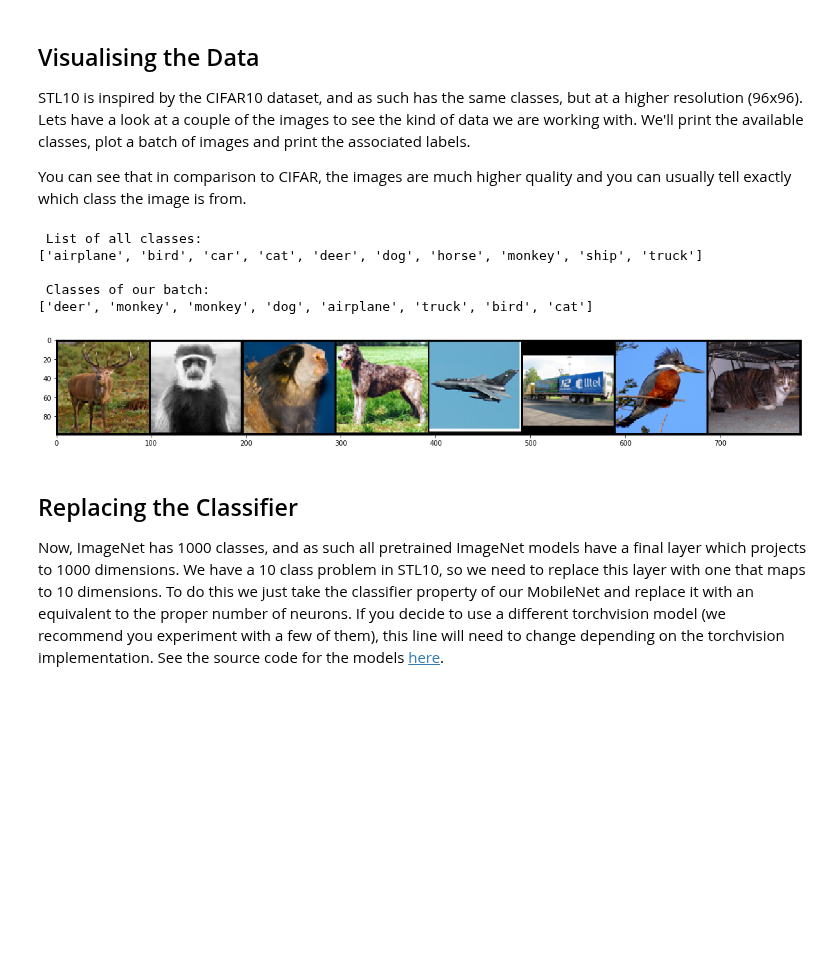
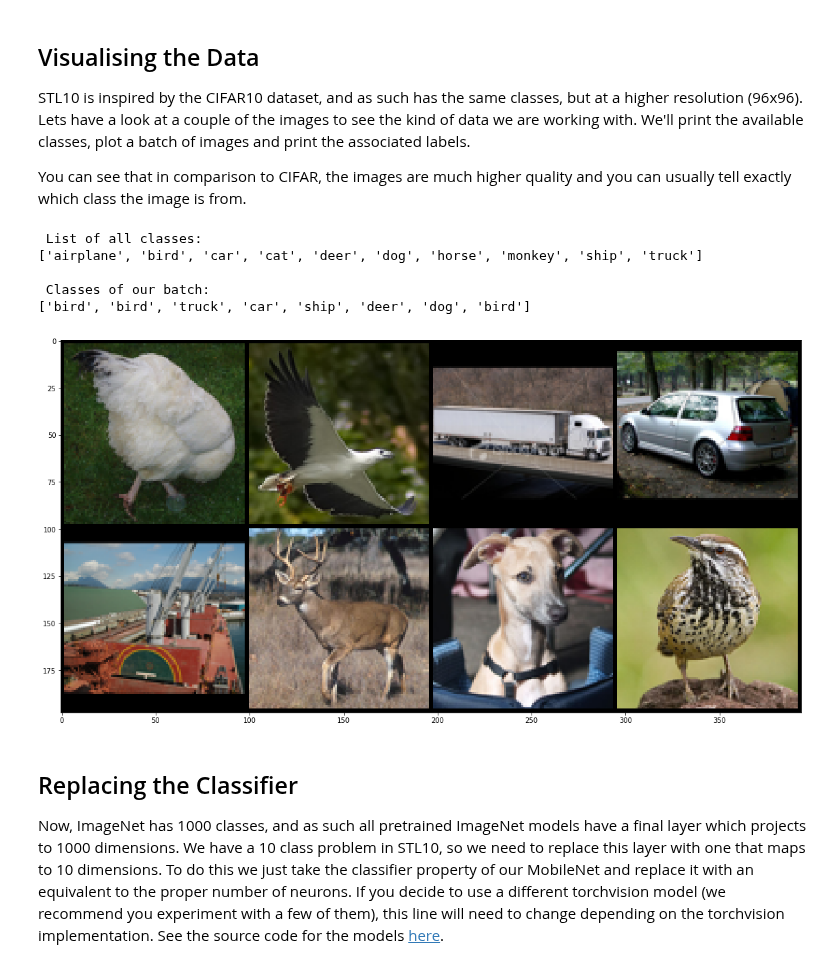
Before and after one commit to pytorchbearer/torchbearer, a Jupyter notebook: docs/_static/notebooks/transfer_learning.ipynb, the cells around one changed output. Drawn from its saved outputs; the diff is of its cells as text; code cells hidden in the pictures; blank space fills up the shorter version.

```diff
--- a/docs/_static/notebooks/transfer_learning.ipynb
+++ b/docs/_static/notebooks/transfer_learning.ipynb
@@ -73,31 +72,32 @@ STL10 is inspired by the CIFAR10 dataset, and as such has the same classes, but
 
 You can see that in comparison to CIFAR, the images are much higher quality and you can usually tell exactly which class the image is from.
 # %%
-from torchvision.utils import make_grid
+from torchvision.utils import make_grid, save_image
 import matplotlib.pyplot as plt
 %matplotlib inline
 
 batch = next(iter(train_loader))
 images = batch[0]
 labels = batch[1]
-grid = make_grid(images)
+grid = make_grid(images, nrow=4)
+save_image(images, 'stl.png', nrow=4)
 plt.figure(figsize=(20,10))
 plt.imshow(grid.permute(1,2,0))
 
 
 classes = train_data.classes
 print('\n List of all classes: ')
 print(classes)
 
 print('\n Classes of our batch: ')
 print([classes[l] for l in labels])
 # %% [output]
  List of all classes:
 ['airplane', 'bird', 'car', 'cat', 'deer', 'dog', 'horse', 'monkey', 'ship', 'truck']
 
  Classes of our batch:
-['deer', 'monkey', 'monkey', 'dog', 'airplane', 'truck', 'bird', 'cat']
+['bird', 'bird', 'truck', 'car', 'ship', 'deer', 'dog', 'bird']
-[figure, old version]
+[figure, new version]
 # %% [markdown]
 Replacing the Classifier
 ----------------------------------------------
```
Also changed, not shown: parts of 5 cells of this notebook.
